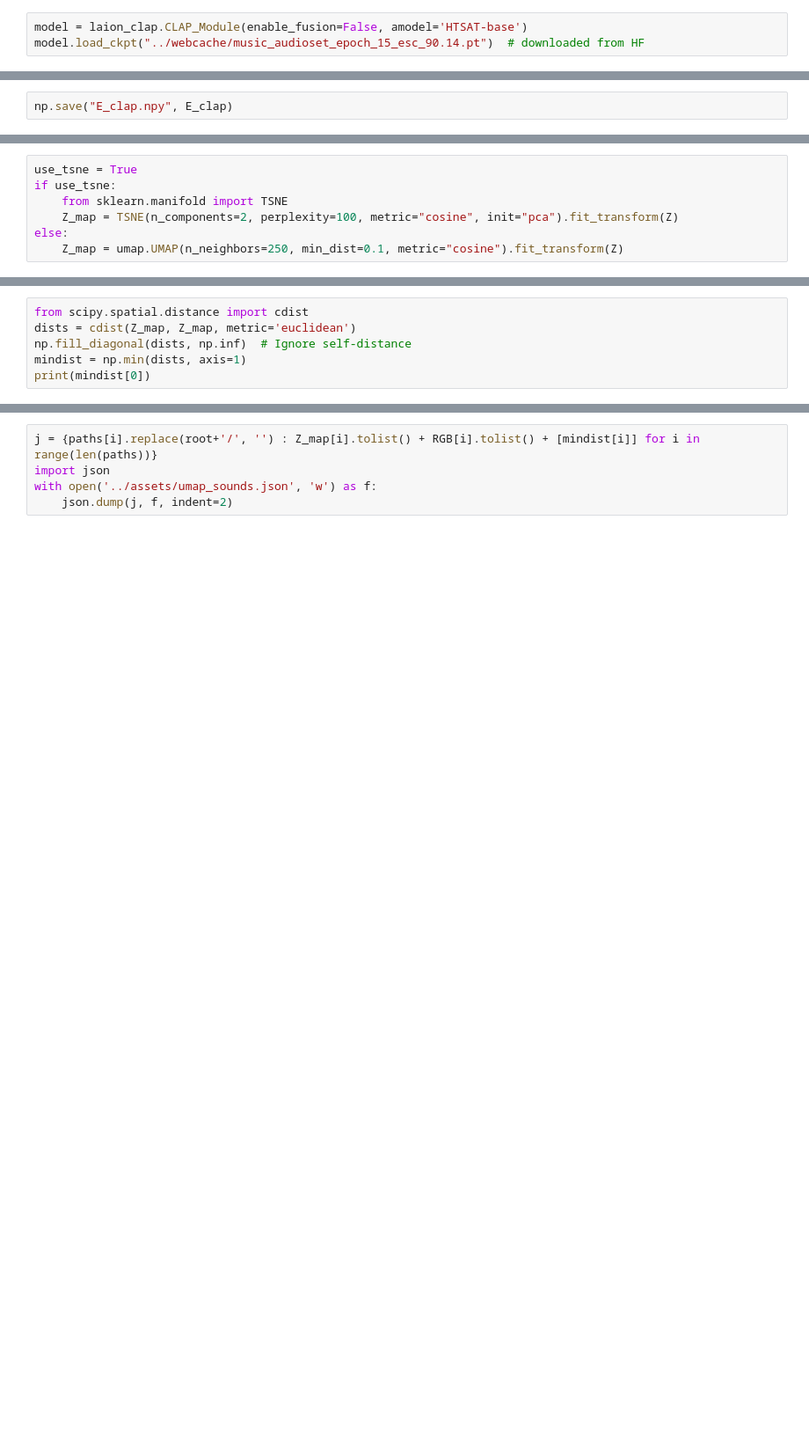
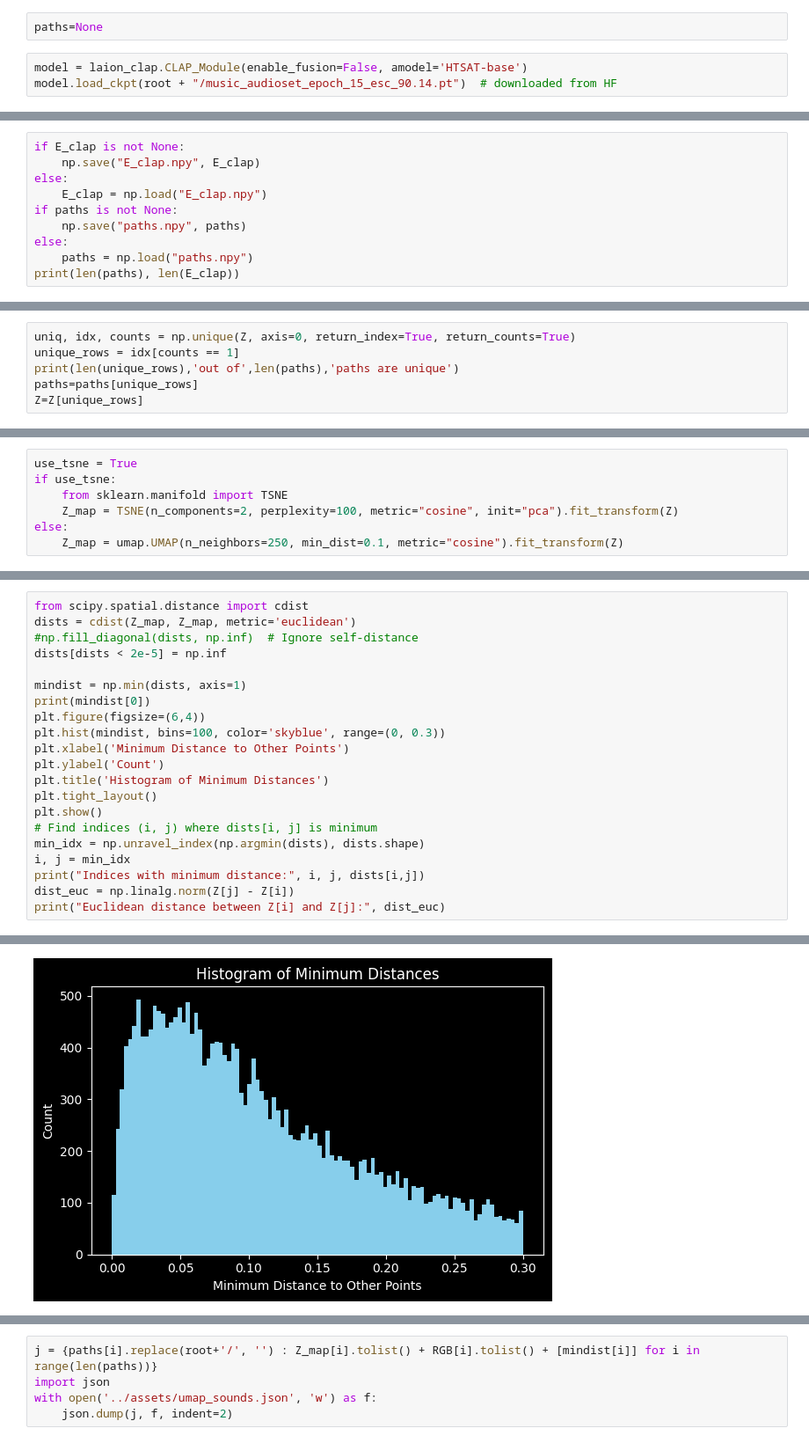
Before and after one commit to plinkysynth/ginkgo, a Jupyter notebook: scripts/umap_sounds.ipynb, the cells around one changed output, grey strips where cells are left out. Shown: that part at 88% size. Drawn from its saved outputs; the diff is of its cells as text; blank space fills up the shorter version.

```diff
--- a/scripts/umap_sounds.ipynb
+++ b/scripts/umap_sounds.ipynb
@@ -18,6 +36,8 @@ paths=good_paths
+# %%
+paths=None
 # %%
 model = laion_clap.CLAP_Module(enable_fusion=False, amodel='HTSAT-base')
-model.load_ckpt("../webcache/music_audioset_epoch_15_esc_90.14.pt")  # downloaded from HF
+model.load_ckpt(root + "/music_audioset_epoch_15_esc_90.14.pt")  # downloaded from HF
 # %%
 from tqdm import tqdm
 batches=[]
@@ -27,4 +47,12 @@ for i in tqdm(range(0, len(paths), 100)):
 E_clap = np.vstack(batches)
 Z = E_clap
 # %%
-np.save("E_clap.npy", E_clap)
+if E_clap is not None:
+    np.save("E_clap.npy", E_clap)
+else:
+    E_clap = np.load("E_clap.npy")
+if paths is not None:
+    np.save("paths.npy", paths)
+else:
+    paths = np.load("paths.npy")
+print(len(paths), len(E_clap))
@@ -45,3 +75,9 @@ else:
 Z = np.hstack([E_clap, F]) if F is not None else E_clap.copy()
 Z=Z-Z.mean(0)
 Z=Z/Z.std(0)
+# %%
+uniq, idx, counts = np.unique(Z, axis=0, return_index=True, return_counts=True)
+unique_rows = idx[counts == 1]
+print(len(unique_rows),'out of',len(paths),'paths are unique')
+paths=paths[unique_rows]
+Z=Z[unique_rows]
@@ -82,6 +122,22 @@ plt.axis('equal'); plt.xticks([]); plt.yticks([]); plt.tight_layout()
 # %%
 from scipy.spatial.distance import cdist
 dists = cdist(Z_map, Z_map, metric='euclidean')
-np.fill_diagonal(dists, np.inf)  # Ignore self-distance
+#np.fill_diagonal(dists, np.inf)  # Ignore self-distance
+dists[dists < 2e-5] = np.inf
+
 mindist = np.min(dists, axis=1)
 print(mindist[0])
+plt.figure(figsize=(6,4))
+plt.hist(mindist, bins=100, color='skyblue', range=(0, 0.3))
+plt.xlabel('Minimum Distance to Other Points')
+plt.ylabel('Count')
+plt.title('Histogram of Minimum Distances')
+plt.tight_layout()
+plt.show()
+# Find indices (i, j) where dists[i, j] is minimum
+min_idx = np.unravel_index(np.argmin(dists), dists.shape)
+i, j = min_idx
+print("Indices with minimum distance:", i, j, dists[i,j])
+dist_euc = np.linalg.norm(Z[j] - Z[i])
+print("Euclidean distance between Z[i] and Z[j]:", dist_euc)
+# %% [output]
@@ -87,0 +145 @@ print(mindist[0])
+[figure, added]
```
Also changed, not shown: parts of 7 cells of this notebook, 4 other files.
